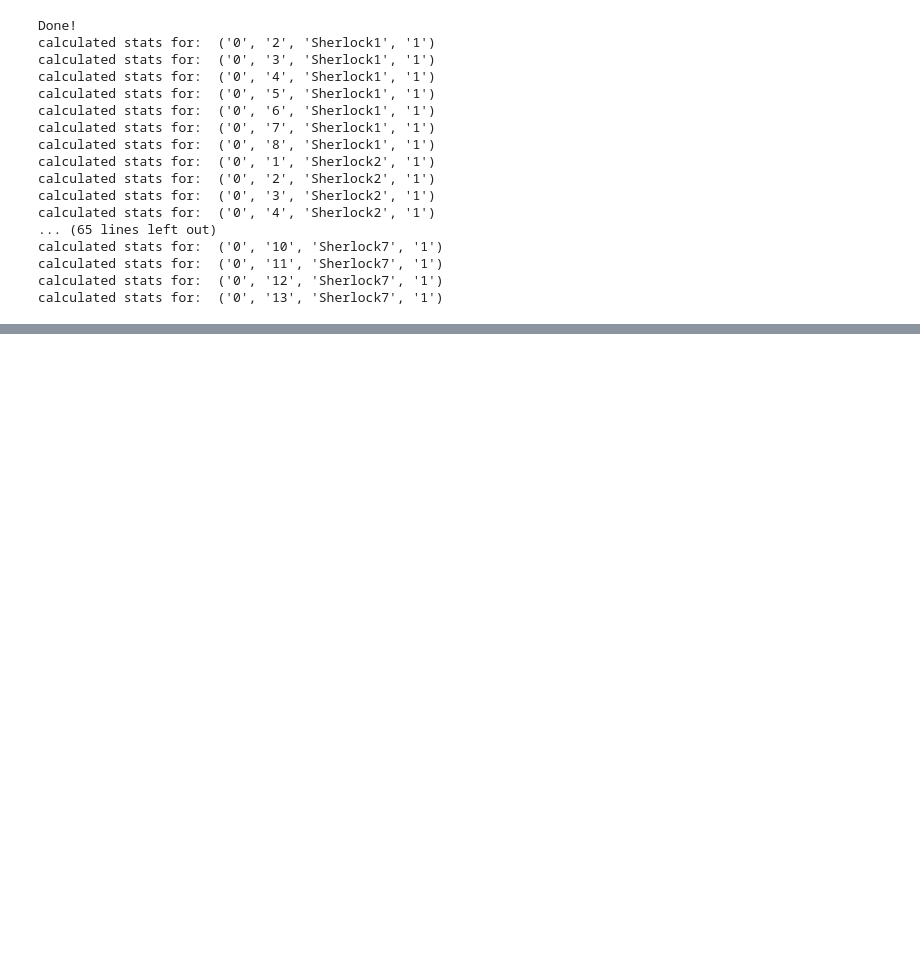
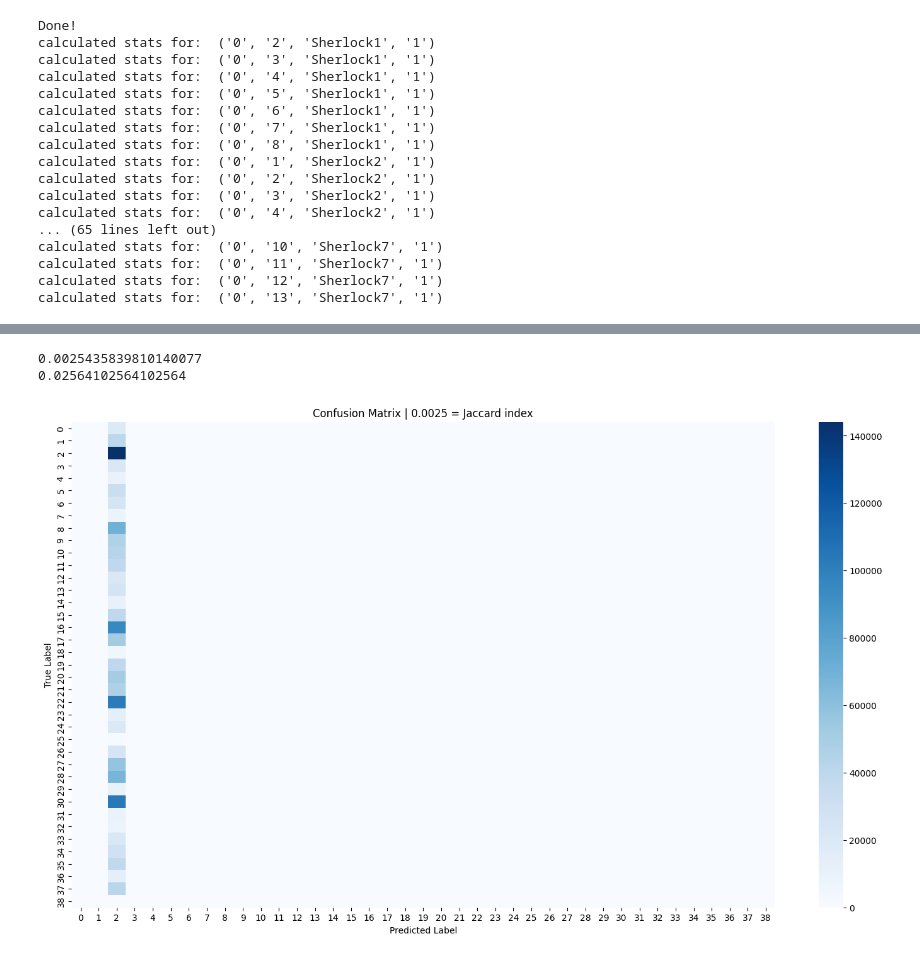
Before and after one commit to zpsheldon/meg-neural-decoding, a Jupyter notebook: phoneme-classification-naive-baseline.ipynb, the cells around one changed output, grey strips where cells are left out. Drawn from its saved outputs; the diff is of its cells as text; code cells hidden in the pictures; blank space fills up the shorter version.

```diff
--- a/phoneme-classification-naive-baseline.ipynb
+++ b/phoneme-classification-naive-baseline.ipynb
@@ -126,0 +113,4 @@ for f in tsv_file_paths:
+# %%
+print(f"PHONEME MAPPINGS:")
+for i, phoneme in enumerate(all_data.labels_sorted):
+    print(f"  ID {i}: '{phoneme}'")
@@ -127,3 +135,16 @@ for f in tsv_file_paths:
+# %%
+y_true = []
+phoneme_n = {}
+for i,curr_data in enumerate(all_data):
+  sample_data, label_id = curr_data
+  # We can map the label ID to the actual phoneme it represents:
+  curr_phoneme = train_dataset.id_to_phoneme[label_id.item()]
+  y_true.append(label_id)
+  if curr_phoneme not in phoneme_n:
+    phoneme_n[curr_phoneme] = 1
+  else:
+    phoneme_n[curr_phoneme] = phoneme_n[curr_phoneme]+1
+y_true = np.array(y_true)
 # %%
 phoneme_n
 # %% [output]
@@ -155,11 +202,9 @@ with open("phoneme_n.pkl", "wb") as file:
 # %%
 from sklearn.metrics import f1_score
 
-most_freq_phon =
+most_freq_phon = 2
 y_preds = np.ones(len(y_true))*most_freq_phon
 
 f1_macro = f1_score(y_true, y_preds, average="macro")
-f1_overall = f1_score(y_true, y_preds)
 print(f"Macro: {f1_macro}")
-print(f"F1: {f1_overall}")
 # %% [output]
@@ -227,0 +216,21 @@ plt.show()
+# %%
+from sklearn.metrics import confusion_matrix, jaccard_score, balanced_accuracy_score
+import matplotlib.pyplot as plt
+import seaborn as sns
+
+cm = confusion_matrix(y_true, y_preds, labels=np.arange(0,39))
+iou = jaccard_score(y_true, y_preds, labels=np.arange(0,39), average="macro")
+bal_acc = balanced_accuracy_score(y_true, y_preds)
+print(iou)
+print(bal_acc)
+
+plt.figure(figsize=(18, 10))
+sns.heatmap(cm, annot=False, fmt='d', cmap='Blues')
+plt.xlabel('Predicted Label')
+plt.ylabel('True Label')
+plt.title(f'Confusion Matrix | {np.round(iou,4)} = Jaccard index')
+plt.show()
+# %% [output]
+0.0025435839810140077
+0.02564102564102564
+[figure, added]
```
Also changed, not shown: parts of 11 cells of this notebook.
